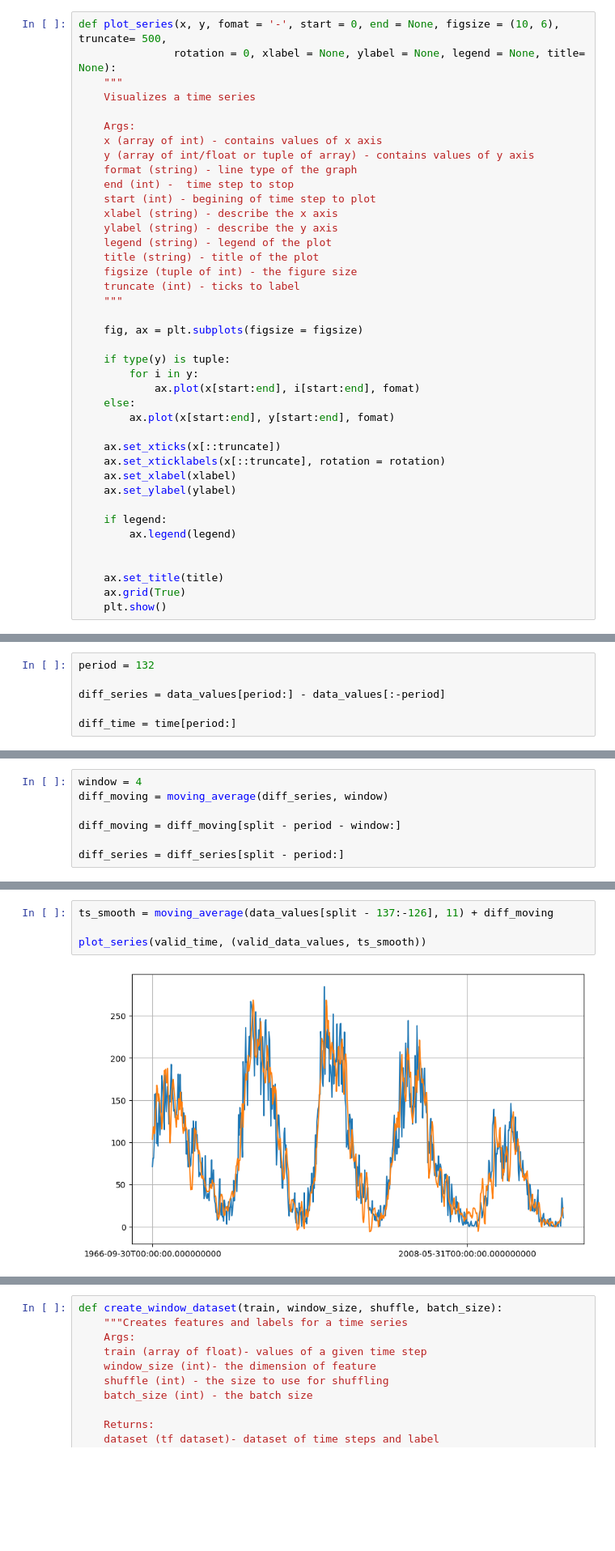
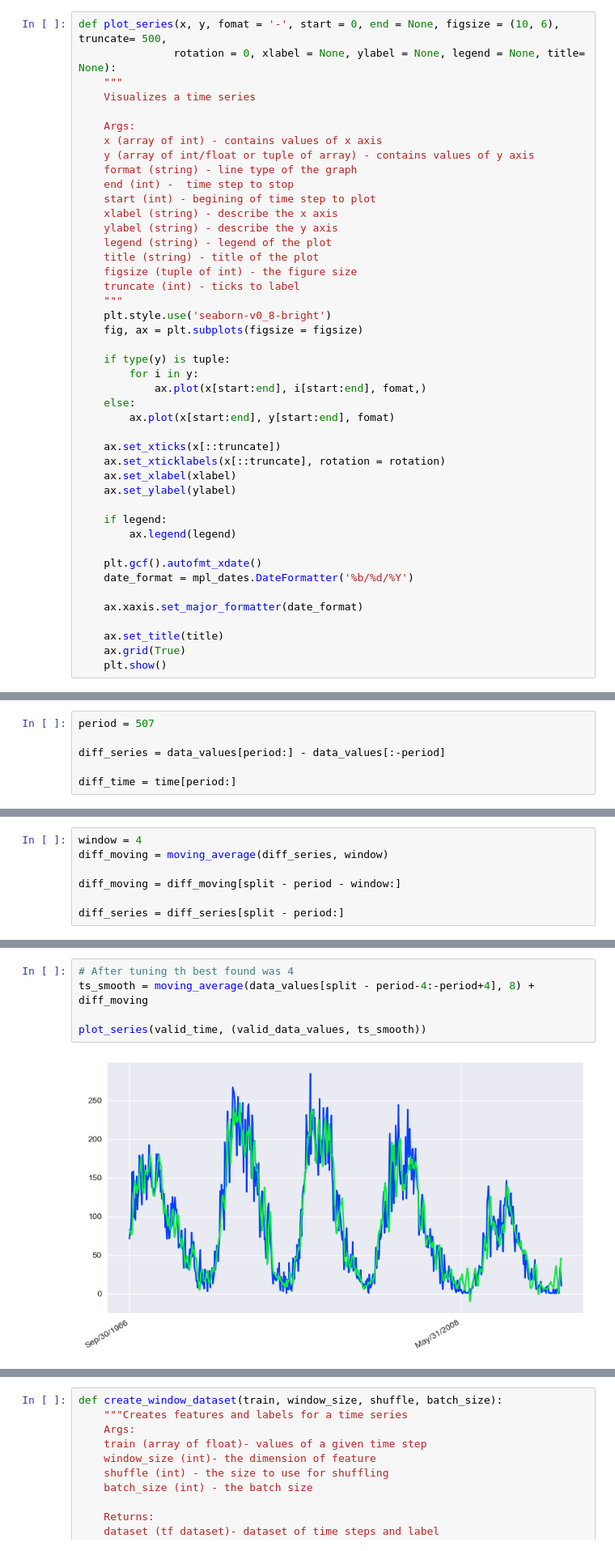
Before and after one commit to Nwankwo-Nnaemeka/sunspot, a Jupyter notebook: sunspots.ipynb, the cells around one changed output, grey strips where cells are left out. Shown at 81% size. Drawn from its saved outputs; the diff is of its cells as text; blank space fills up the shorter version.

```diff
--- a/sunspots.ipynb
+++ b/sunspots.ipynb
@@ -27,12 +31,12 @@ def plot_series(x, y, fomat = '-', start = 0, end = None, figsize = (10, 6), tru
     figsize (tuple of int) - the figure size
     truncate (int) - ticks to label
     """
-
+    plt.style.use('seaborn-v0_8-bright')
     fig, ax = plt.subplots(figsize = figsize)
 
     if type(y) is tuple:
         for i in y:
-            ax.plot(x[start:end], i[start:end], fomat)
+            ax.plot(x[start:end], i[start:end], fomat,)
     else:
         ax.plot(x[start:end], y[start:end], fomat)
 
@@ -44,6 +48,10 @@ def plot_series(x, y, fomat = '-', start = 0, end = None, figsize = (10, 6), tru
     if legend:
         ax.legend(legend)
 
+    plt.gcf().autofmt_xdate()
+    date_format = mpl_dates.DateFormatter('%b/%d/%Y')
+
+    ax.xaxis.set_major_formatter(date_format)
 
     ax.set_title(title)
     ax.grid(True)
@@ -175,5 +164,5 @@ seasonal.plot()
 # %%
-period = 132
+period = 507
 
 diff_series = data_values[period:] - data_values[:-period]
 
@@ -215,9 +204,10 @@ print(tf.keras.metrics.mean_absolute_error(valid_data_values, ts_diff_moving).nu
 # %%
-ts_smooth = moving_average(data_values[split - 137:-126], 11) + diff_moving
+# After tuning th best found was 4
+ts_smooth = moving_average(data_values[split - period-4:-period+4], 8) + diff_moving
 
 plot_series(valid_time, (valid_data_values, ts_smooth))
 # %% [output]
-[figure, old version]
+[figure, new version]
 # %%
 print(tf.keras.metrics.mean_squared_error(valid_data_values, ts_smooth).numpy())
 print(tf.keras.metrics.mean_absolute_error(valid_data_values, ts_smooth).numpy())
```
Also changed, not shown: parts of 26 cells of this notebook, 1 other file.
